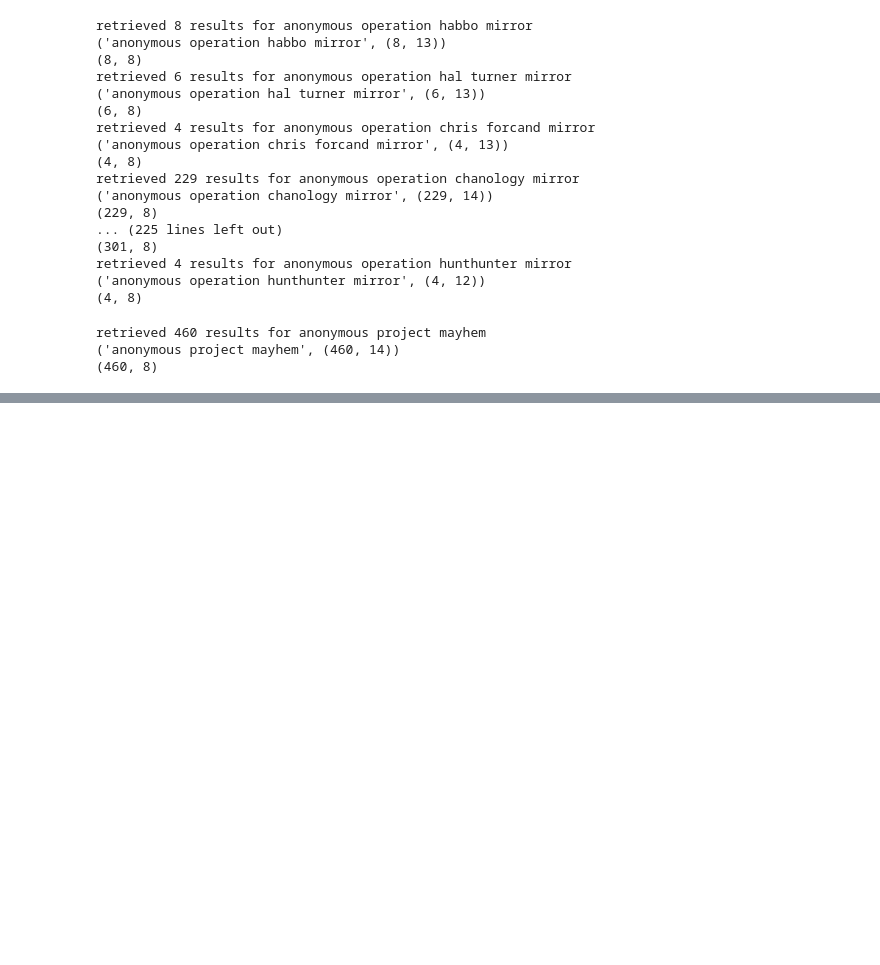
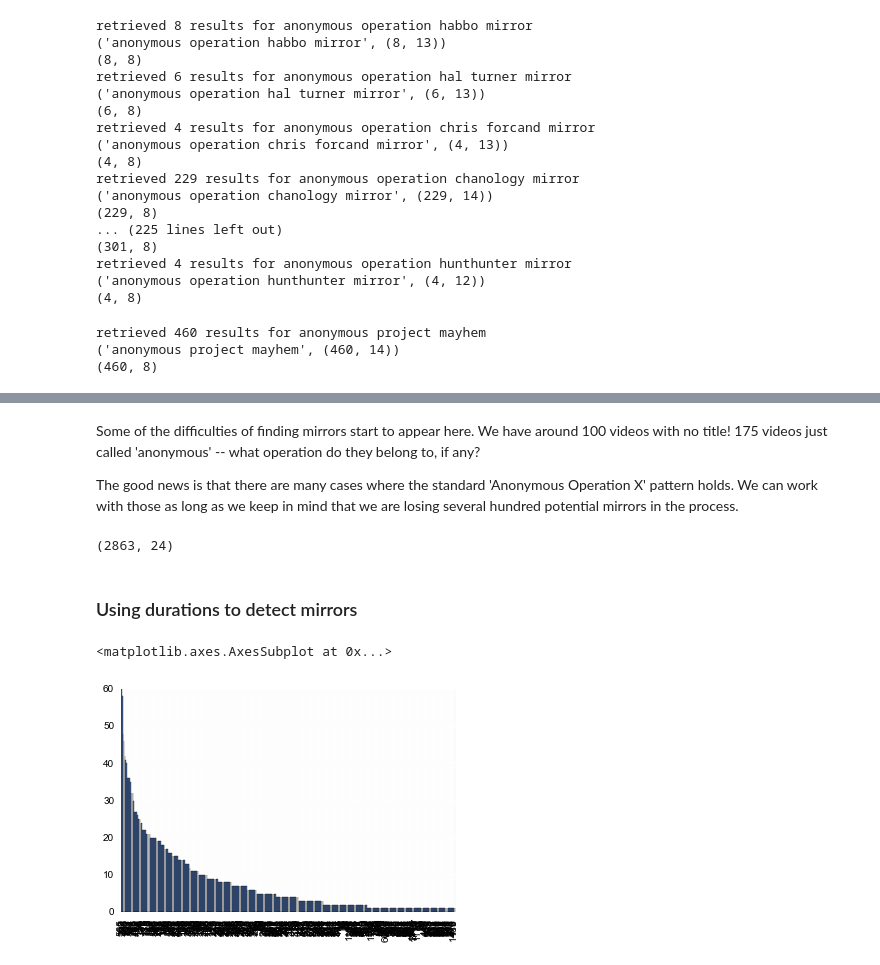
Before and after one commit to rian39/mirroring, a Jupyter notebook: Operations_data.ipynb, the cells around one changed output, grey strips where cells are left out. Saved outputs shown, nothing was run; the diff lists cells and outputs as text; code cells hidden in the pictures; blank space fills up the shorter version.

Commit message:
enormous effort on finding mirrors

```diff
--- a/Operations_data.ipynb
+++ b/Operations_data.ipynb
@@ -136,0 +144,2 @@ List of titles shows that data still needs cleaning. How to clean out all these
+# %%
+ops_df = pd.read_pickle('data/operations_results.pyd')
@@ -136,0 +166,3 @@ List of titles shows that data still needs cleaning. How to clean out all these
+# %%
+ops_no_dups = ops_df.drop_duplicates(cols = ['publishedAt', 'videoId'])
+print('None duplicated results: %d' % ops_no_dups.shape[0])
@@ -136,0 +191,10 @@ List of titles shows that data still needs cleaning. How to clean out all these
+# %%
+# this shows some of the problems
+ops = ops_no_dups
+
+# strip all the double spaces, and non-word characters
+print(ops.title.str.lower().str.strip().str.replace('\\W+', ' ').value_counts()[:20])
+print('\n Videos with short titles\n')
+print(ops[(ops.title.apply(len) < 4)]['title'])
+
+ops['title_clean'] = ops.title.str.lower().str.replace('\\W+', ' ').str.strip()
@@ -136,0 +220,20 @@ List of titles shows that data still needs cleaning. How to clean out all these
+# %% [markdown]
+Some of the difficulties of finding mirrors start to appear here. We have around 100 videos with no title! 175 videos just called 'anonymous' -- what operation do they belong to, if any?
+
+The good news is that there are many cases where the standard 'Anonymous Operation X' pattern holds. We can work with those as long as we keep in mind that we are losing several hundred potential mirrors in the process.
+# %%
+# the pure operations videos
+# videos that have the 'anonymous operation x' pattern
+ops_pure = ops.ix[ops.title_clean.str.contains('anonymous operation')]
+ops_pure.shape
+# %% [output]
+(2863, 24)
+# %% [markdown]
+### Using durations to detect mirrors
+# %%
+# might be better to cross check with other fields such as duration, publishedAt, etc
+ops_pure = yt.format_durations(ops_pure)
+ops_pure.duration_second.value_counts().plot(kind='bar')
+# %% [output]
+<matplotlib.axes.AxesSubplot at 0x...>
+[figure, added]
```
Also changed, not shown: parts of 41 cells of this notebook, 12 other files.
